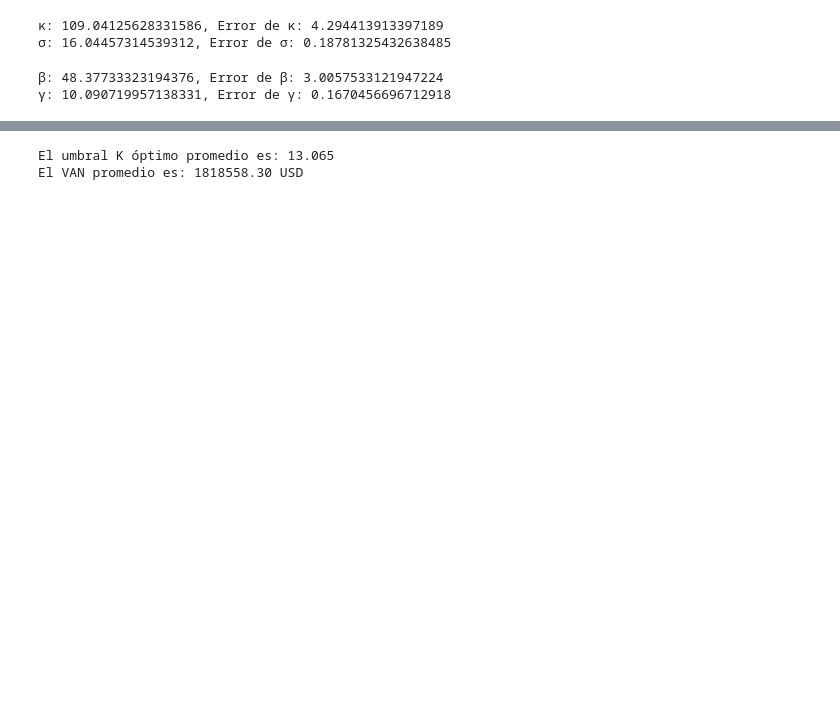
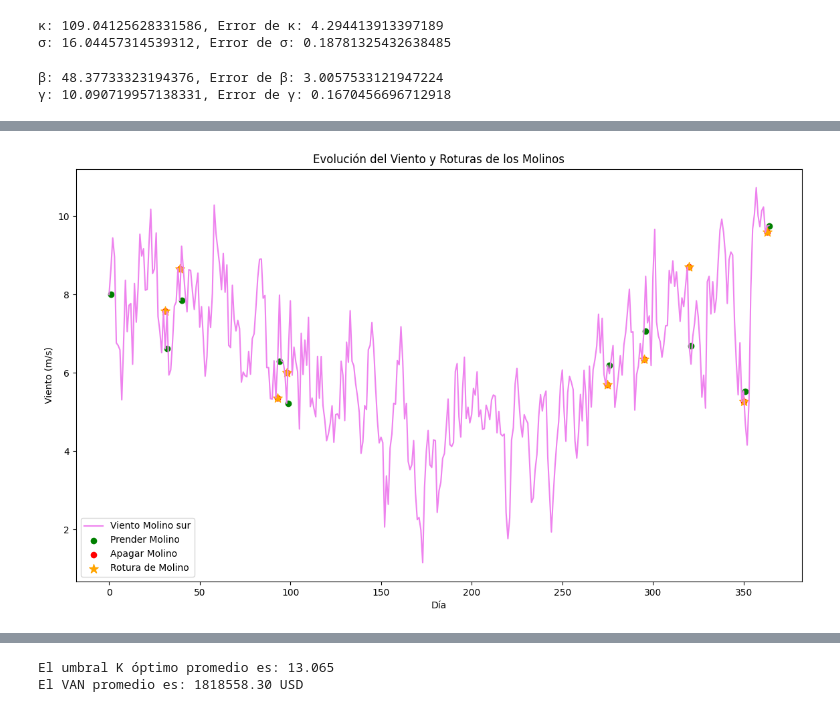
Before and after one commit to mrgimenezcosta/TP1_ACN, a Jupyter notebook: v2TP1ACN.ipynb, the cells around one changed output, grey strips where cells are left out. Drawn from its saved outputs; the diff is of its cells as text; code cells hidden in the pictures; blank space fills up the shorter version.

```diff
--- a/v2TP1ACN.ipynb
+++ b/v2TP1ACN.ipynb
@@ -330,0 +391,25 @@ VAN del Molino Sur: 677011.65 USD
+# %%
+# Gráfico de la evolución del viento con roturas
+plt.figure(figsize=(14, 8))
+plt.plot(viento_sur,label='Viento Molino sur', color='violet')
+# Añadir puntos en los días en que se prendió el molino
+dias_con_molino_sur = [i + 1 for i in range(len(encendidos_sur)) if encendidos_sur[i] == 1]
+viento_con_encendidos_sur = [viento_sur[i] for i in range(len(encendidos_sur)) if encendidos_sur[i] == 1]
+# Añadir puntos en los días en que se apagó el molino
+dias_apagado_sur = [i + 1 for i in range(len(apagados_sur)) if apagados_sur[i] == 1]
+viento_con_apagados_sur = [viento_sur[i] for i in range(len(apagados_sur)) if apagados_sur[i] == 1]
+# Añadir puntos en los días en que se rompió el molino
+dias_rotura_sur = [i + 1 for i in range(len(roturas_sur)) if roturas_sur[i] == 1]
+viento_con_roturas_sur = [viento_sur[i] for i in range(len(roturas_sur)) if roturas_sur[i] == 1]
+
+
+plt.scatter(dias_con_molino_sur, viento_con_encendidos_sur, color='green', label='Prender Molino')
+plt.scatter(dias_apagado_sur, viento_con_apagados_sur, color='red', label='Apagar Molino')
+plt.scatter(dias_rotura_sur, viento_con_roturas_sur, color='orange', label='Rotura de Molino', marker='*',s=100)
+plt.title('Evolución del Viento y Roturas de los Molinos')
+plt.xlabel('Día')
+plt.ylabel('Viento (m/s)')
+plt.legend()
+plt.show()
+# %% [output]
+[figure, added]
```
Also changed, not shown: parts of 22 cells of this notebook.
